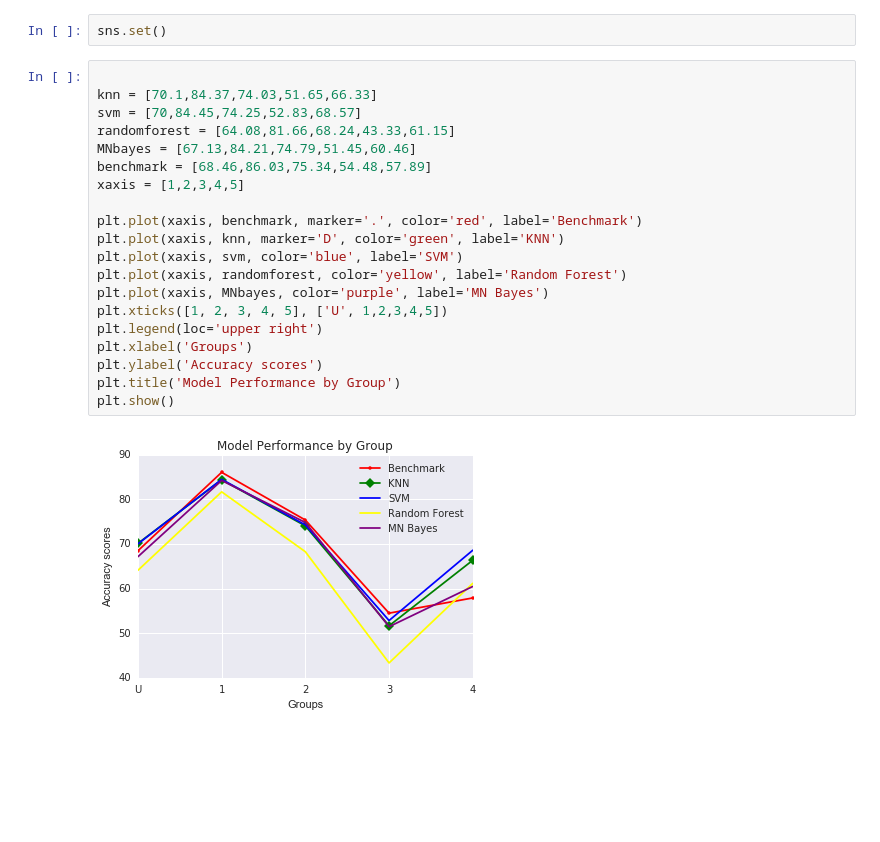
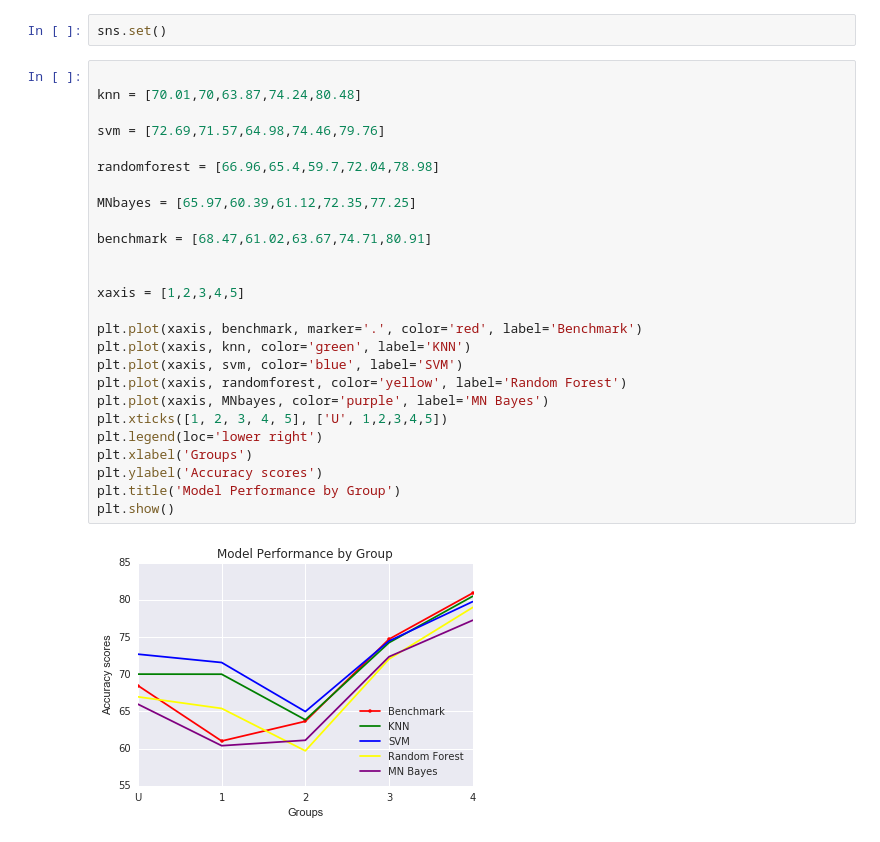
Before and after one commit to dgeihsler15/Springboard, a Jupyter notebook: Capstone1/Machine_Learning_Analysis.ipynb, the cells around one changed output. Drawn from its saved outputs; the diff is of its cells as text; blank space fills up the shorter version.

```diff
--- a/Capstone1/Machine_Learning_Analysis.ipynb
+++ b/Capstone1/Machine_Learning_Analysis.ipynb
@@ -1355,23 +1371,29 @@ avg / total       0.53      0.60      0.56      2453
 sns.set()
 # %%
 
-knn = [70.1,84.37,74.03,51.65,66.33]
-svm = [70,84.45,74.25,52.83,68.57]
-randomforest = [64.08,81.66,68.24,43.33,61.15]
-MNbayes = [67.13,84.21,74.79,51.45,60.46]
-benchmark = [68.46,86.03,75.34,54.48,57.89]
+knn = [70.01,70,63.87,74.24,80.48]
+
+svm = [72.69,71.57,64.98,74.46,79.76]
+
+randomforest = [66.96,65.4,59.7,72.04,78.98]
+
+MNbayes = [65.97,60.39,61.12,72.35,77.25]
+
+benchmark = [68.47,61.02,63.67,74.71,80.91]
+
+
 xaxis = [1,2,3,4,5]
 
 plt.plot(xaxis, benchmark, marker='.', color='red', label='Benchmark')
-plt.plot(xaxis, knn, marker='D', color='green', label='KNN')
+plt.plot(xaxis, knn, color='green', label='KNN')
 plt.plot(xaxis, svm, color='blue', label='SVM')
 plt.plot(xaxis, randomforest, color='yellow', label='Random Forest')
 plt.plot(xaxis, MNbayes, color='purple', label='MN Bayes')
 plt.xticks([1, 2, 3, 4, 5], ['U', 1,2,3,4,5])
-plt.legend(loc='upper right')
+plt.legend(loc='lower right')
 plt.xlabel('Groups')
 plt.ylabel('Accuracy scores')
 plt.title('Model Performance by Group')
 plt.show()
 # %% [output]
-[figure, old version]
+[figure, new version]
```
Also changed, not shown: parts of 73 cells of this notebook.
